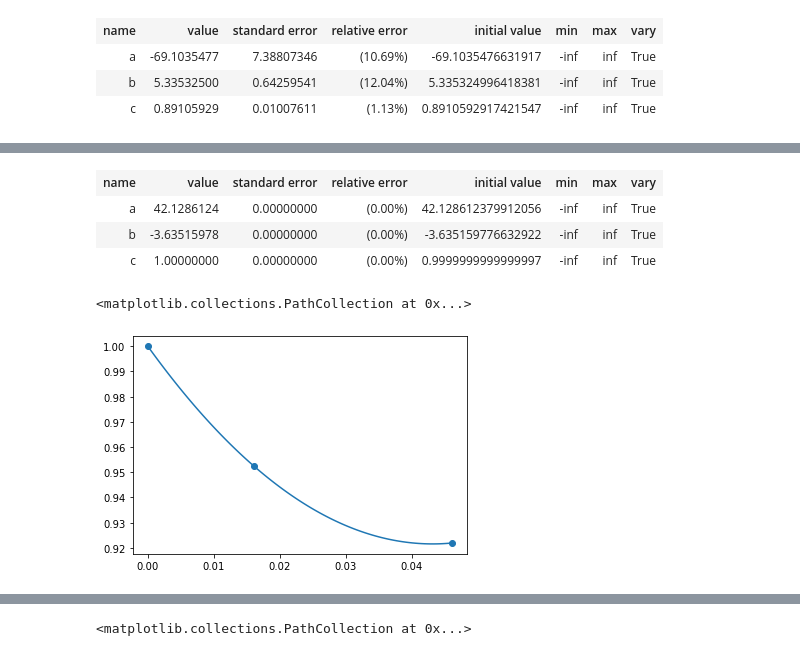
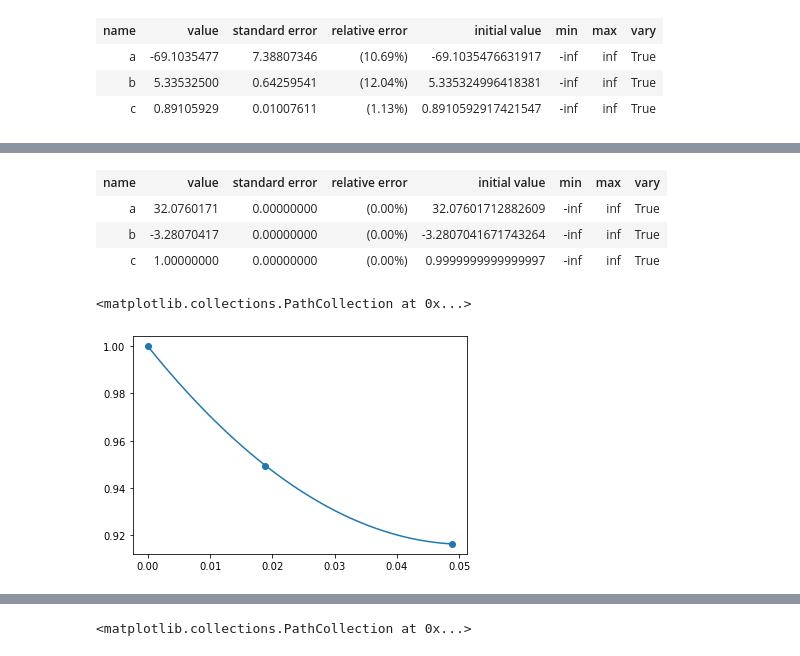
Before and after one commit to matt-ketk/astr-480, a Jupyter notebook: analysis/lightcurve_comparison.ipynb, the cells around one changed output, grey strips where cells are left out. Cells and saved outputs as stored; diff of their text form; code cells hidden in the pictures.

```diff
--- a/analysis/lightcurve_comparison.ipynb
+++ b/analysis/lightcurve_comparison.ipynb
@@ -144,7 +153,9 @@ our_cc = BinnedTimeSeries.read(
 )
 
 our_jd_cc = our_cc.time_bin_start.jd - our_cc.time_bin_start.jd.min()
-
+fit_domain = np.linspace(our_jd_cc.min(), our_jd_cc.max(), 100)
+plt.plot(fit_domain, quad_fit.eval(x=fit_domain))
+plt.scatter(our_jd_cc, rel_flux)
 def second_order_cos(x, a, b, phi):
     return a * (1 - (b * x + phi) ** 2 / 2)
 
@@ -158,16 +169,16 @@ quad_fit = quad.fit(rel_flux, param_guess, x=our_jd_cc)
 quad_fit.params
 # %% [output]
 | name | value | standard error | relative error | initial value | min | max | vary |
-| a | 42.1286124 | 0.00000000 | (0.00%) | 42.128612379912056 | -inf | inf | True |
-| b | -3.63515978 | 0.00000000 | (0.00%) | -3.635159776632922 | -inf | inf | True |
+| a | 32.0760171 | 0.00000000 | (0.00%) | 32.07601712882609 | -inf | inf | True |
+| b | -3.28070417 | 0.00000000 | (0.00%) | -3.2807041671743264 | -inf | inf | True |
 | c | 1.00000000 | 0.00000000 | (0.00%) | 0.9999999999999997 | -inf | inf | True |
 # %%
-fit_domain = np.linspace(our_jd.min(), our_jd.max(), 100)
+fit_domain = np.linspace(our_jd_cc.min(), our_jd_cc.max(), 100)
 plt.plot(fit_domain, quad_fit.eval(x=fit_domain))
 plt.scatter(our_jd_cc, rel_flux)
 # %% [output]
 <matplotlib.collections.PathCollection at 0x...>
-[figure, old version]
+[figure, new version]
 # %%
 a = quad_fit.params['a'].value
 b = quad_fit.params['b'].value
```
Also changed, not shown: parts of 8 cells of this notebook, 20 other files.
